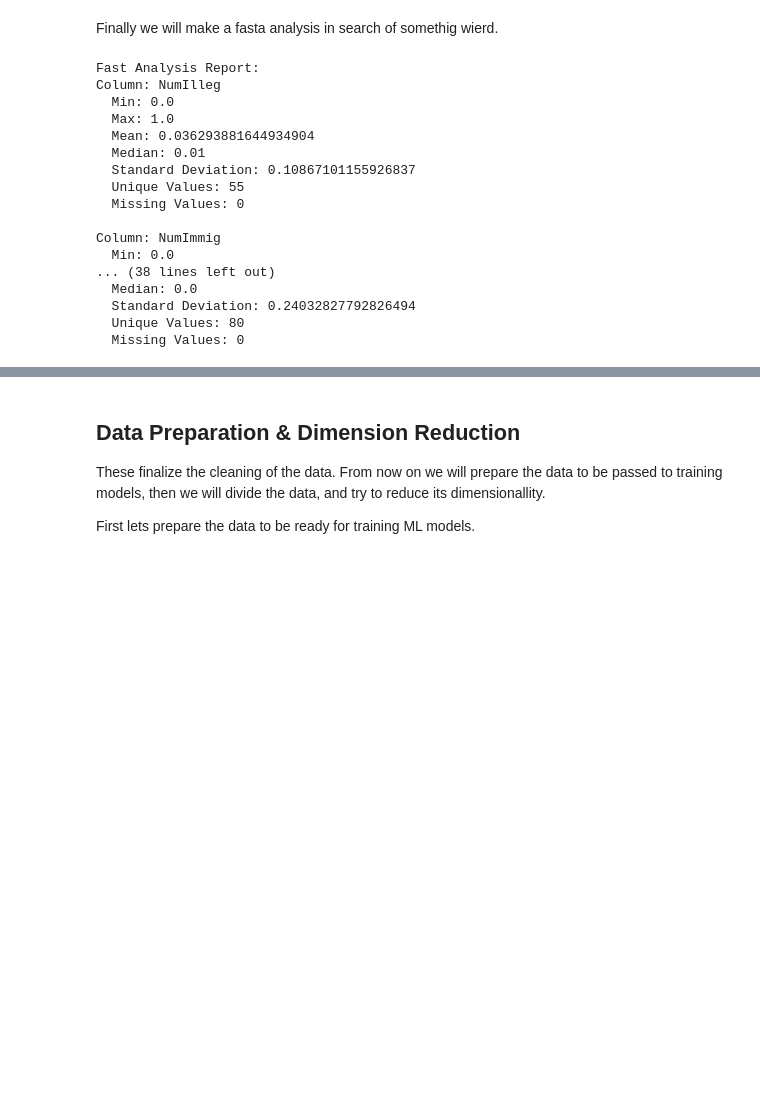
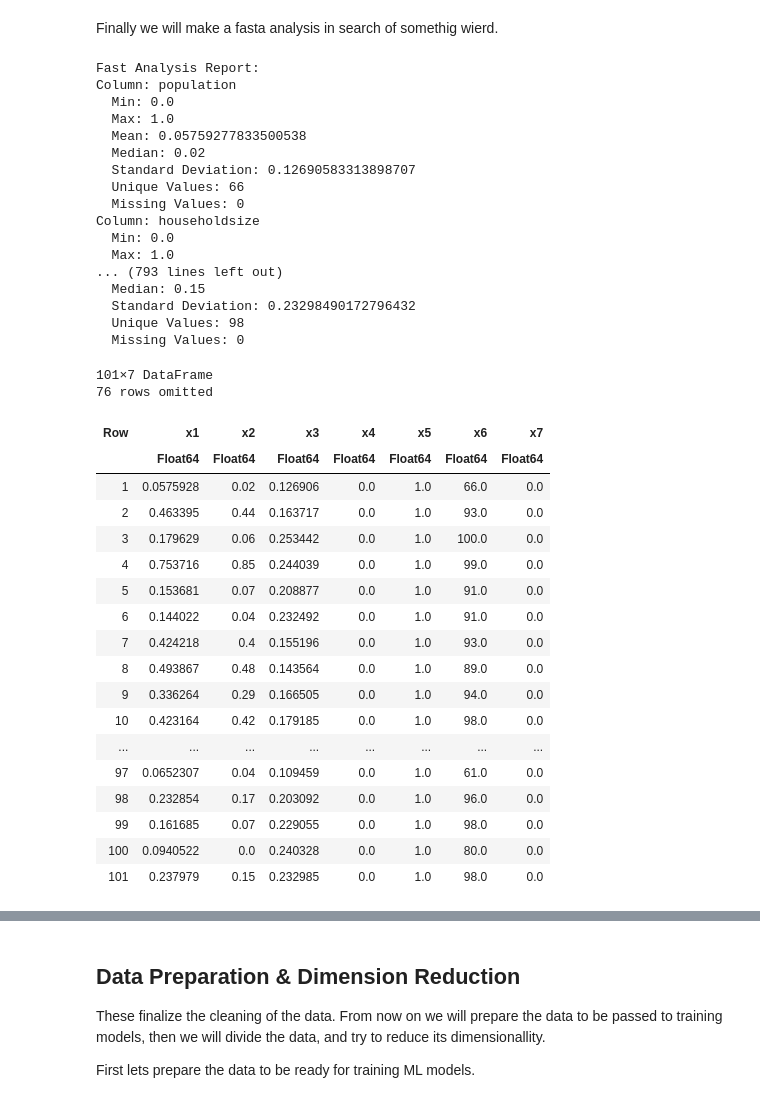
Before and after one commit to david-fm/ml1-crimes-analysis-julia, a Jupyter notebook: Main.ipynb, the cells around one changed output, grey strips where cells are left out. Drawn from its saved outputs; the diff is of its cells as text; code cells hidden in the pictures; blank space fills up the shorter version.

```diff
--- a/Main.ipynb
+++ b/Main.ipynb
@@ -459,43 +459,70 @@ Finally we will make a fasta analysis in search of somethig wierd.
 # %%
 function fast_analysis(df::DataFrame, columns::Vector{Symbol})
     println("Fast Analysis Report:")
-    for col_name in columns
+    stats = zeros(Float64, length(columns), 7)
+    for i in 1:length(columns)
+        col_name = columns[i]
         col = df[!, col_name]
         mean_val = mean(skipmissing(col))
         median_val = median(skipmissing(col))
         std_val = std(skipmissing(col))
         min = minimum(skipmissing(col))
         max = maximum(skipmissing(col))
         unique_vals = length(unique(skipmissing(col)))
         missing_count = sum(ismissing, col)
 
+        stats[i,:] = [mean_val, median_val, std_val, min, max, unique_vals, missing_count]
+
         println("Column: $col_name")
         println("  Min: $min")
         println("  Max: $max")
         println("  Mean: $mean_val")
         println("  Median: $median_val")
         println("  Standard Deviation: $std_val")
         println("  Unique Values: $unique_vals")
         println("  Missing Values: $missing_count")
-        println()
+
     end
+
+    return DataFrame(stats, :auto)
 end
-fast_analysis(df, near_0_columns)
+col_names = propertynames(df)
+df_analysis = fast_analysis(df, col_names)
 # %% [output]
 Fast Analysis Report:
-Column: NumIlleg
+Column: population
   Min: 0.0
   Max: 1.0
-  Mean: 0.036293881644934904
-  Median: 0.01
-  Standard Deviation: 0.10867101155926837
-  Unique Values: 55
+  Mean: 0.05759277833500538
+  Median: 0.02
+  Standard Deviation: 0.12690583313898707
+  Unique Values: 66
   Missing Values: 0
-
-Column: NumImmig
+Column: householdsize
   Min: 0.0
-... (38 lines left out)
-  Median: 0.0
-  Standard Deviation: 0.24032827792826494
-  Unique Values: 80
+  Max: 1.0
+... (793 lines left out)
+  Median: 0.15
+  Standard Deviation: 0.23298490172796432
+  Unique Values: 98
   Missing Values: 0
+101×7 DataFrame
+76 rows omitted
+| Row | x1 | x2 | x3 | x4 | x5 | x6 | x7 |
+|  | Float64 | Float64 | Float64 | Float64 | Float64 | Float64 | Float64 |
+| 1 | 0.0575928 | 0.02 | 0.126906 | 0.0 | 1.0 | 66.0 | 0.0 |
+| 2 | 0.463395 | 0.44 | 0.163717 | 0.0 | 1.0 | 93.0 | 0.0 |
+| 3 | 0.179629 | 0.06 | 0.253442 | 0.0 | 1.0 | 100.0 | 0.0 |
+| 4 | 0.753716 | 0.85 | 0.244039 | 0.0 | 1.0 | 99.0 | 0.0 |
+| 5 | 0.153681 | 0.07 | 0.208877 | 0.0 | 1.0 | 91.0 | 0.0 |
+| 6 | 0.144022 | 0.04 | 0.232492 | 0.0 | 1.0 | 91.0 | 0.0 |
+| 7 | 0.424218 | 0.4 | 0.155196 | 0.0 | 1.0 | 93.0 | 0.0 |
+| 8 | 0.493867 | 0.48 | 0.143564 | 0.0 | 1.0 | 89.0 | 0.0 |
+| 9 | 0.336264 | 0.29 | 0.166505 | 0.0 | 1.0 | 94.0 | 0.0 |
+| 10 | 0.423164 | 0.42 | 0.179185 | 0.0 | 1.0 | 98.0 | 0.0 |
+| ... | ... | ... | ... | ... | ... | ... | ... |
+| 97 | 0.0652307 | 0.04 | 0.109459 | 0.0 | 1.0 | 61.0 | 0.0 |
+| 98 | 0.232854 | 0.17 | 0.203092 | 0.0 | 1.0 | 96.0 | 0.0 |
+| 99 | 0.161685 | 0.07 | 0.229055 | 0.0 | 1.0 | 98.0 | 0.0 |
+| 100 | 0.0940522 | 0.0 | 0.240328 | 0.0 | 1.0 | 80.0 | 0.0 |
+| 101 | 0.237979 | 0.15 | 0.232985 | 0.0 | 1.0 | 98.0 | 0.0 |
```
Also changed, not shown: parts of 6 cells of this notebook.
